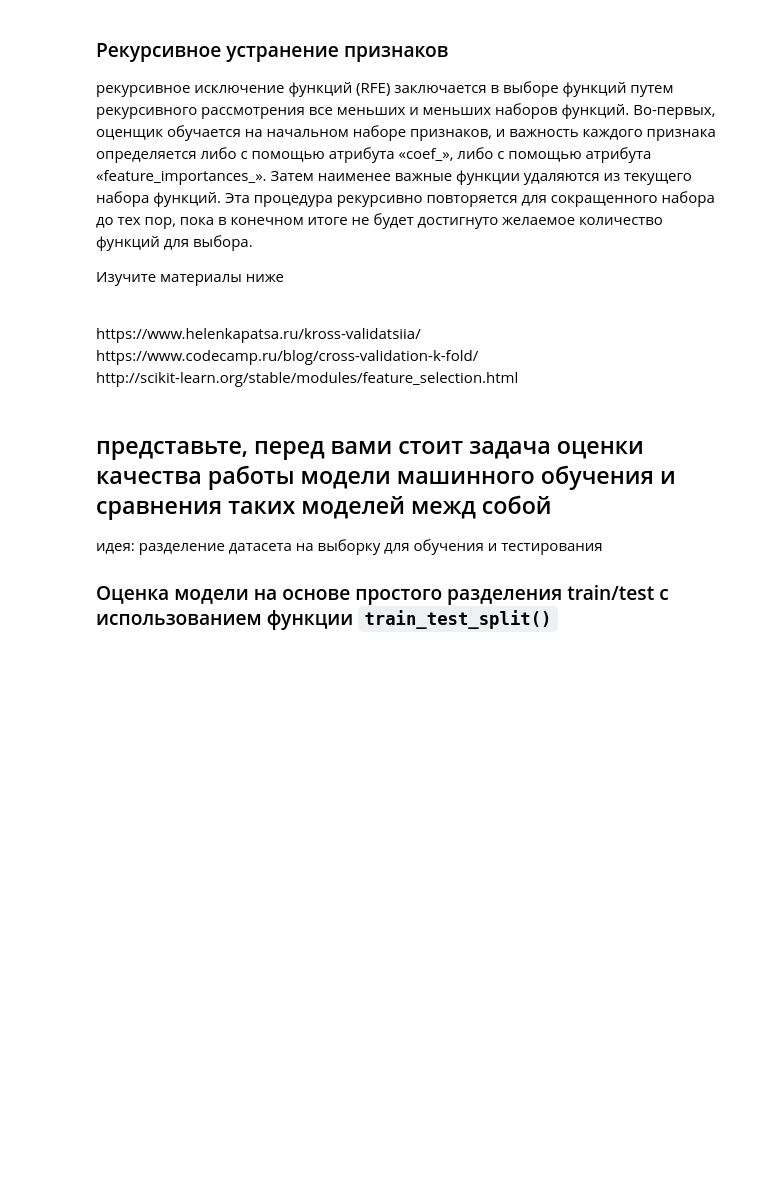
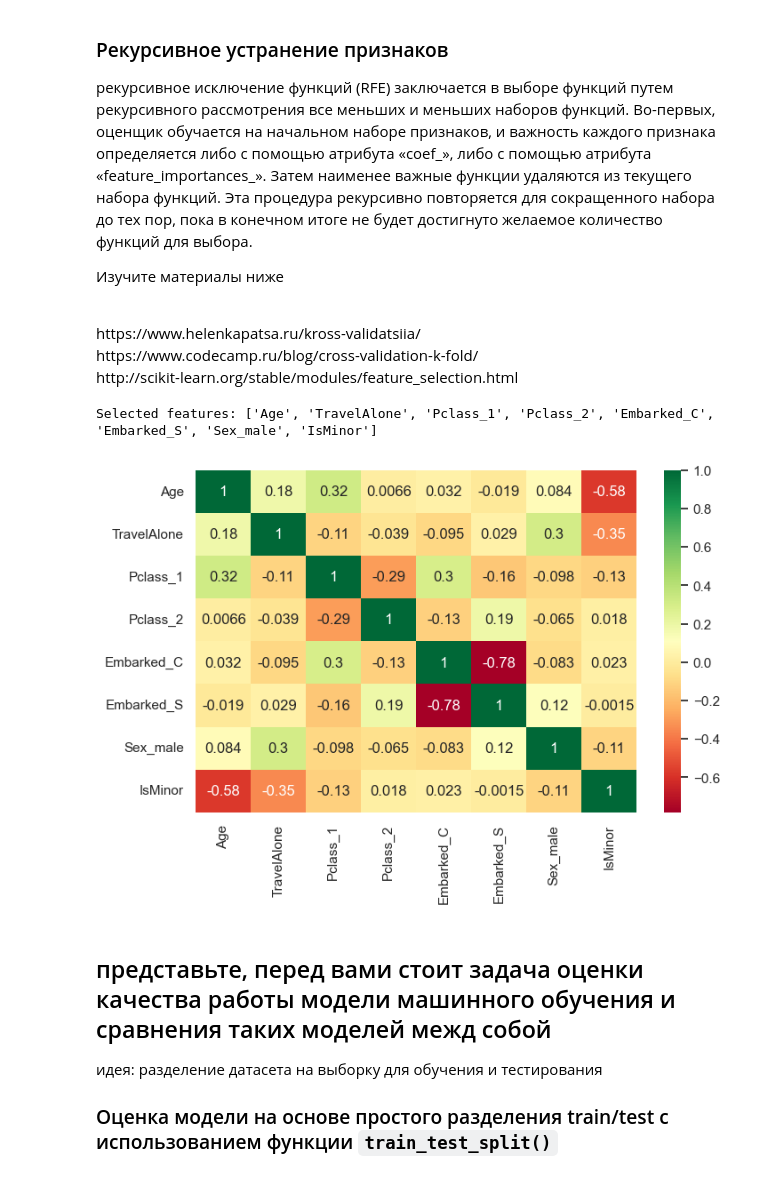
Before and after one commit to mosevaa/data_mining, a Jupyter notebook: lab3/Lab3.ipynb, the cells around one changed output. Saved outputs shown, nothing was run; the diff lists cells and outputs as text; code cells hidden in the pictures; blank space fills up the shorter version.

```diff
--- a/lab3/Lab3.ipynb
+++ b/lab3/Lab3.ipynb
@@ -95,10 +147,9 @@ dtype: int64
 # %% [markdown]
 Согласно словарю данных Kaggle, и SibSp, и Parch относятся к путешествиям с семьей. Для простоты (и для учета возможной мультиколлинеарности) я объединим влияние этих переменных в один категориальный предиктор: путешествовал ли этот человек один или нет (0 или 1).
 Не забудьте удалить SibSp и Parch (Пока работаем с train_data)
-# %%
-train_data['TravelAlone']=
-train_data.drop
-train_data.drop
+# %%
+train_data['TravelAlone'] = np.where((train_data['SibSp'] + train_data['Parch']) > 0, 0, 1)
+train_data = train_data.drop(['SibSp', 'Parch'], axis=1)
 # %% [markdown]
 также создадим категориальные переменные для класса пассажира ("Pclass"), пола ("Sex") и порта посадки ("Embarked").
 Используем функцию pd.get_dummies
@@ -114,0 +157,3 @@ final_train.head()
+# %%
+train_data = pd.get_dummies(train_data, columns=['Pclass', 'Sex', 'Embarked'])
+train_data
@@ -131,3 +204,5 @@ final_test['IsMinor']=np.where
+# %%
+train_data['IsMinor']=np.where(train_data['Age'] <  16, 1, 0)
 # %% [markdown]
 Определите самый безопасный класс
 Определите, кому удаолсь выжить с большей вероятностью: кто путешествовал в одиночку или нет
@@ -151,23 +238,27 @@ from sklearn.linear_model import LogisticRegression
 from sklearn.feature_selection import RFE
 
 cols = ["Age","Fare","TravelAlone","Pclass_1","Pclass_2","Embarked_C","Embarked_S","Sex_male","IsMinor"]
-X = final_train[cols]
-y = final_train['Survived']
+X = train_data[cols]
+y = train_data['Survived']
 # Создайте logreg и вычислите важность функций
 model = LogisticRegression()
 # создайте модель RFE и выберите 8 атрибутов
-rfe = RFE(model, 8)
+rfe = RFE(model, n_features_to_select=8)
 rfe = rfe.fit(X, y)
 # резюмируем  выбор атрибутов
 print('Selected features: %s' % list(X.columns[rfe.support_]))
+# %% [output]
+Selected features: ['Age', 'TravelAlone', 'Pclass_1', 'Pclass_2', 'Embarked_C', 'Embarked_S', 'Sex_male', 'IsMinor']
 # %%
 Selected_features = ['Age', 'TravelAlone', 'Pclass_1', 'Pclass_2', 'Embarked_C',
                      'Embarked_S', 'Sex_male', 'IsMinor']
-X = final_train[Selected_features]
+X = train_data[Selected_features]
 
 plt.subplots(figsize=(8, 5))
 sns.heatmap(X.corr(), annot=True, cmap="RdYlGn")
 plt.show()
+# %% [output]
+[figure, added]
 # %% [markdown]
 ## представьте, перед вами стоит задача оценки качества работы модели машинного обучения и сравнения таких моделей межд собой
 
```
Also changed, not shown: parts of 28 cells of this notebook.
